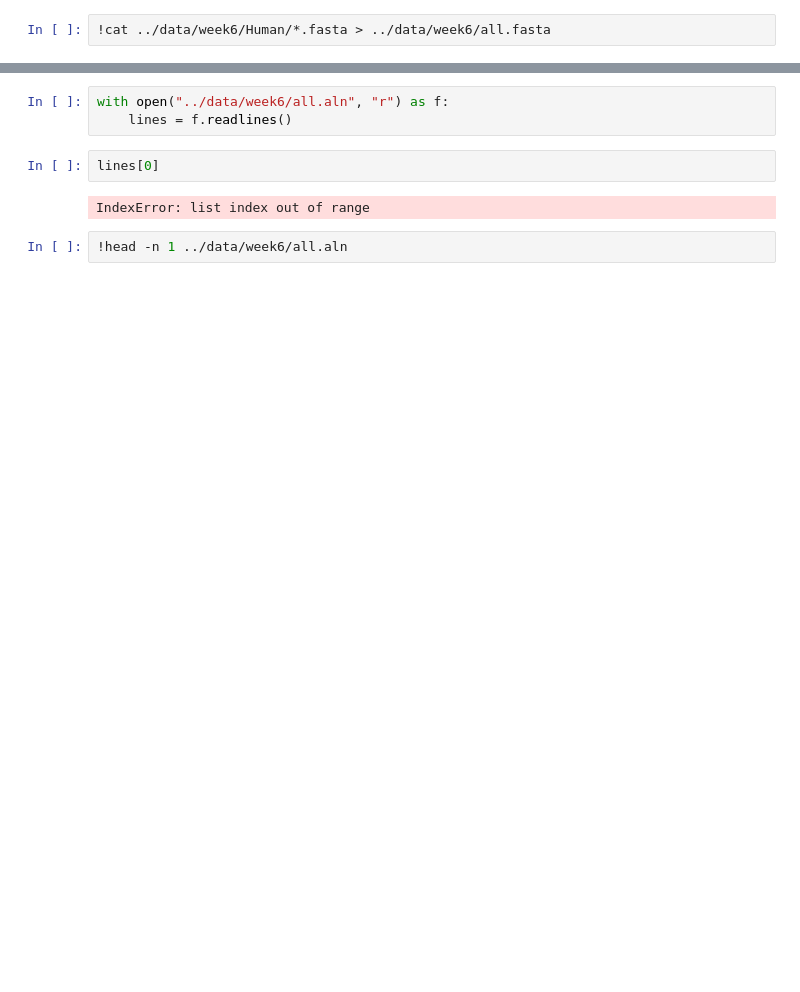
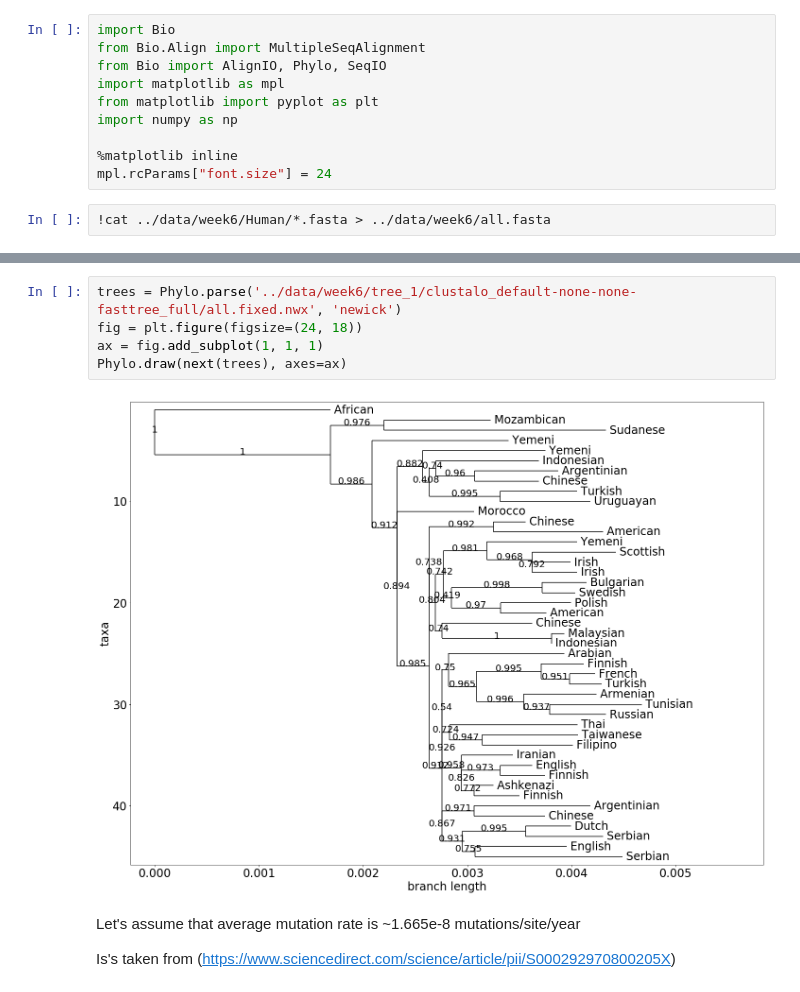
Before and after one commit to artemkondyukov/bioinf_workshop, a Jupyter notebook: notebooks/Task #6.ipynb, the cells around one changed output, grey strips where cells are left out. Drawn from its saved outputs; the diff is of its cells as text; blank space fills up the shorter version.

Commit message:
Week #6 task completed.

```diff
--- a/notebooks/Task #6.ipynb
+++ b/notebooks/Task #6.ipynb
@@ -10,2 +10,12 @@ from Bio.Align import MultipleSeqAlignment
+# %%
+import Bio
+from Bio.Align import MultipleSeqAlignment
+from Bio import AlignIO, Phylo, SeqIO
+import matplotlib as mpl
+from matplotlib import pyplot as plt
+import numpy as np
+
+%matplotlib inline
+mpl.rcParams["font.size"] = 24
 # %%
 !cat ../data/week6/Human/*.fasta > ../data/week6/all.fasta
@@ -94,9 +78,11 @@ drwxrwxr-x. 3 analytics analytics   19 Apr 24  2017 __MACOSX
-# %%
-with open("../data/week6/all.aln", "r") as f:
-    lines = f.readlines()
-# %%
-lines[0]
-# %% [output]
-IndexError: list index out of range
-# %%
-!head -n 1 ../data/week6/all.aln
+# %%
+trees = Phylo.parse('../data/week6/tree_1/clustalo_default-none-none-fasttree_full/all.fixed.nwx', 'newick')
+fig = plt.figure(figsize=(24, 18))
+ax = fig.add_subplot(1, 1, 1)
+Phylo.draw(next(trees), axes=ax)
+# %% [output]
+[figure, added]
+# %% [markdown]
+Let's assume that average mutation rate is ~1.665e-8 mutations/site/year
+
+Is's taken from (https://www.sciencedirect.com/science/article/pii/S000292970800205X)
```
Also changed, not shown: parts of 48 cells of this notebook.
